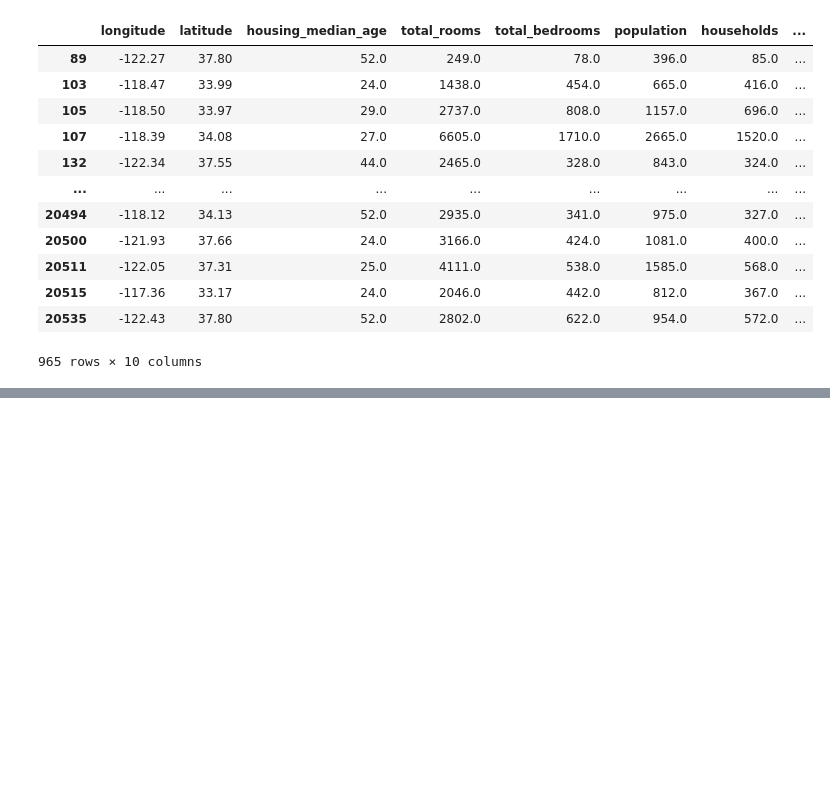
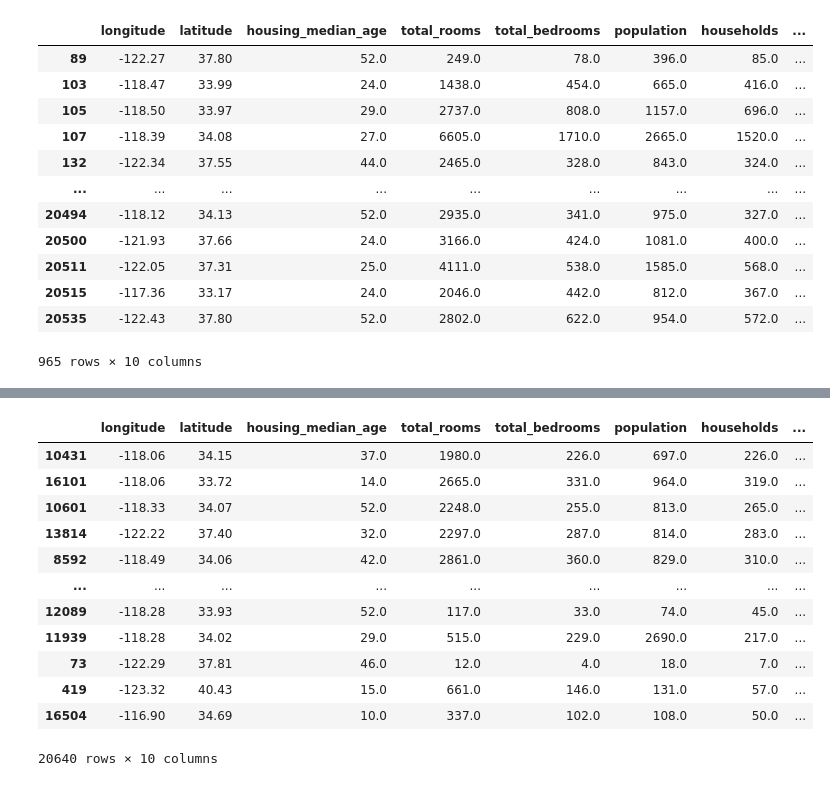
Before and after one commit to Mahnoor-Asad-Khan/day06-08--machine-learning-workflow, a Jupyter notebook: pandas_foundations.ipynb, the cells around one changed output, grey strips where cells are left out. Cells and saved outputs as stored; diff of their text form; code cells hidden in the pictures; blank space fills up the shorter version.

```diff
--- a/pandas_foundations.ipynb
+++ b/pandas_foundations.ipynb
@@ -262,0 +282,19 @@ housing[housing["median_house_value"] == housing["median_house_value"].max()]
+# %%
+housing.sort_values(
+    by="median_income",
+    ascending=False
+)
+# %% [output]
+|  | longitude | latitude | housing_median_age | total_rooms | total_bedrooms | population | households | ... |
+| 10431 | -118.06 | 34.15 | 37.0 | 1980.0 | 226.0 | 697.0 | 226.0 | ... |
+| 16101 | -118.06 | 33.72 | 14.0 | 2665.0 | 331.0 | 964.0 | 319.0 | ... |
+| 10601 | -118.33 | 34.07 | 52.0 | 2248.0 | 255.0 | 813.0 | 265.0 | ... |
+| 13814 | -122.22 | 37.40 | 32.0 | 2297.0 | 287.0 | 814.0 | 283.0 | ... |
+| 8592 | -118.49 | 34.06 | 42.0 | 2861.0 | 360.0 | 829.0 | 310.0 | ... |
+| ... | ... | ... | ... | ... | ... | ... | ... | ... |
+| 12089 | -118.28 | 33.93 | 52.0 | 117.0 | 33.0 | 74.0 | 45.0 | ... |
+| 11939 | -118.28 | 34.02 | 29.0 | 515.0 | 229.0 | 2690.0 | 217.0 | ... |
+| 73 | -122.29 | 37.81 | 46.0 | 12.0 | 4.0 | 18.0 | 7.0 | ... |
+| 419 | -123.32 | 40.43 | 15.0 | 661.0 | 146.0 | 131.0 | 57.0 | ... |
+| 16504 | -116.90 | 34.69 | 10.0 | 337.0 | 102.0 | 108.0 | 50.0 | ... |
+20640 rows × 10 columns
```
Also changed, not shown: parts of 7 cells of this notebook.
